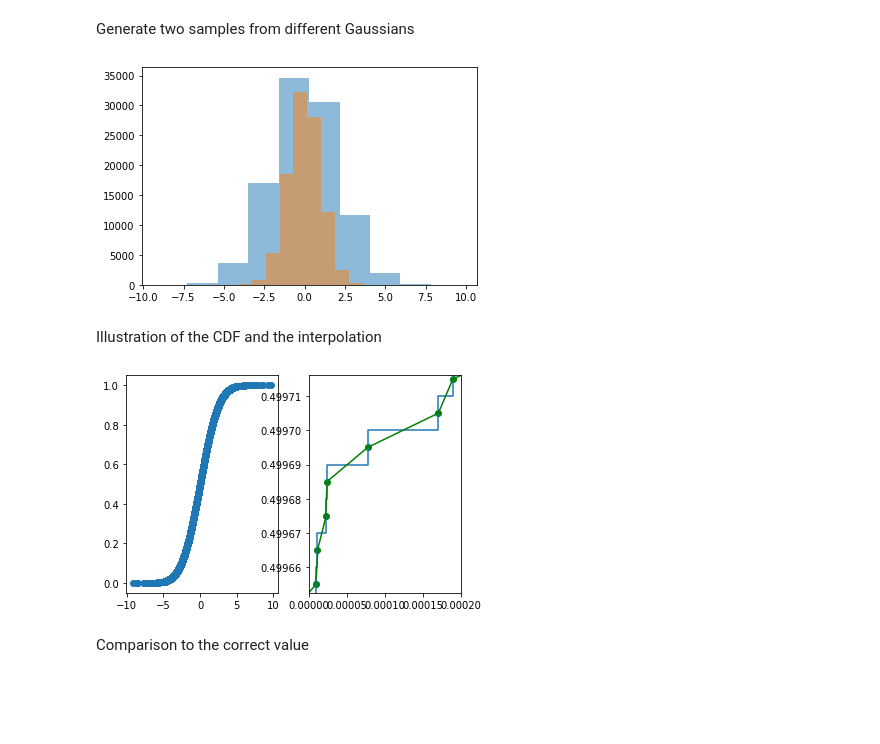
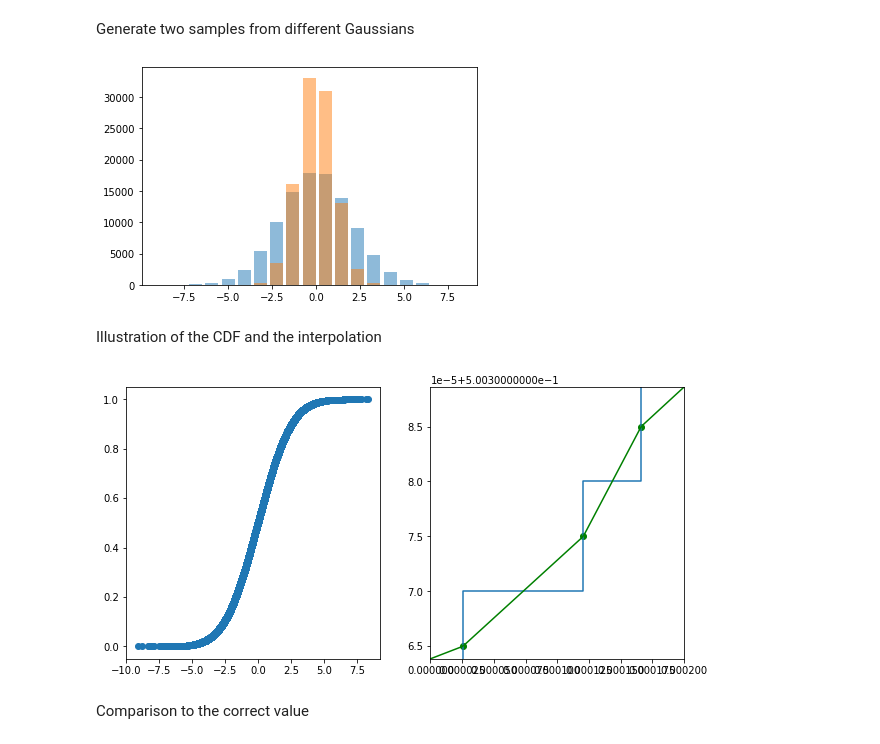
Before and after one commit to pedroharunari/KLD_estimation, a Jupyter notebook: kl_calculation.ipynb, the cells around one changed output. Cells and saved outputs as stored; diff of their text form; code cells hidden in the pictures; blank space fills up the shorter version.

```diff
--- a/kl_calculation.ipynb
+++ b/kl_calculation.ipynb
@@ -1,13 +33,6 @@
 # %%
-import numpy as np
-import scipy, time
-import matplotlib.pyplot as plt
-from scipy.interpolate import interp1d
-from scipy import stats, integrate
-
-#returns the step function value at each increment of the CDF
 def cumcount_reduced(arr):
-    '''Cumulative count of a array'''
+    '''Returns the step function value at each increment of the CDF'''
     sorted_arr = np.array(sorted(arr))
     counts = np.zeros(len(arr))
 
@@ -21,10 +46,10 @@ def cumcount_reduced(arr):
 
     return (sorted_arr, counts)
 
-#takes two datasets to estimate the relative entropy between their PDFs
-#we use eps=10^-11, but it could be defined as < the minimal interval between data points
+
 def KLD_PerezCruz(P, Q, eps=1e-11):
-    '''KL divergence calculation'''
+    '''takes two datasets to estimate the relative entropy between their PDFs
+    we use eps=10^-11, but it could be defined as < the minimal interval between data points'''
     P = sorted(P)
     Q = sorted(Q)
 
@@ -62,15 +87,18 @@ N_SIZE = 100000
 μ2 = 0
 std1 = 2
 std2 = 1
+
 P = np.random.normal(loc=μ1, scale=std1, size=N_SIZE)
 Q = np.random.normal(loc=μ2, scale=std2, size=N_SIZE)
 
+bins = np.linspace(np.min([*P, *Q]), np.max([*P, *Q]), 20)
+
 fig, ax = plt.subplots(1)
-ax.hist(P, alpha=0.5)
-ax.hist(Q, alpha=0.5)
+ax.hist(P, alpha=0.5, bins=bins, rwidth = 0.8)
+ax.hist(Q, alpha=0.5, bins=bins, rwidth = 0.8)
 plt.show()
 # %% [output]
-[figure, old version]
+[figure, new version]
 # %% [markdown]
 Illustration of the CDF and the interpolation
 # %%
@@ -84,19 +112,19 @@ interp = interp1d(sorted_P_reduced, count_P_reduced)
 # %%
 x_interp = np.linspace(0.0, .0002, 100)
 y_interp = interp(x_interp)
 
-fig, (ax1, ax2) = plt.subplots(1,2)
+fig, (ax1, ax2) = plt.subplots(1,2, figsize=(10,5))
 
 ax1.plot(sorted_P_reduced, count_P_reduced, marker='o')
 
 ax2.plot(sorted_P, count_P,drawstyle='steps-post')
 ax2.scatter(sorted_P_reduced, count_P_reduced,color='g')
 ax2.plot(x_interp, y_interp, color='g')
 plt.xlim(0.0, .0002)
 plt.ylim(interp(0.0), interp(.0002))
 plt.show()
 # %% [output]
-[figure, old version]
+[figure, new version]
 # %% [markdown]
 Comparison to the correct value
 # %%
```
Also changed, not shown: parts of 8 cells of this notebook.
